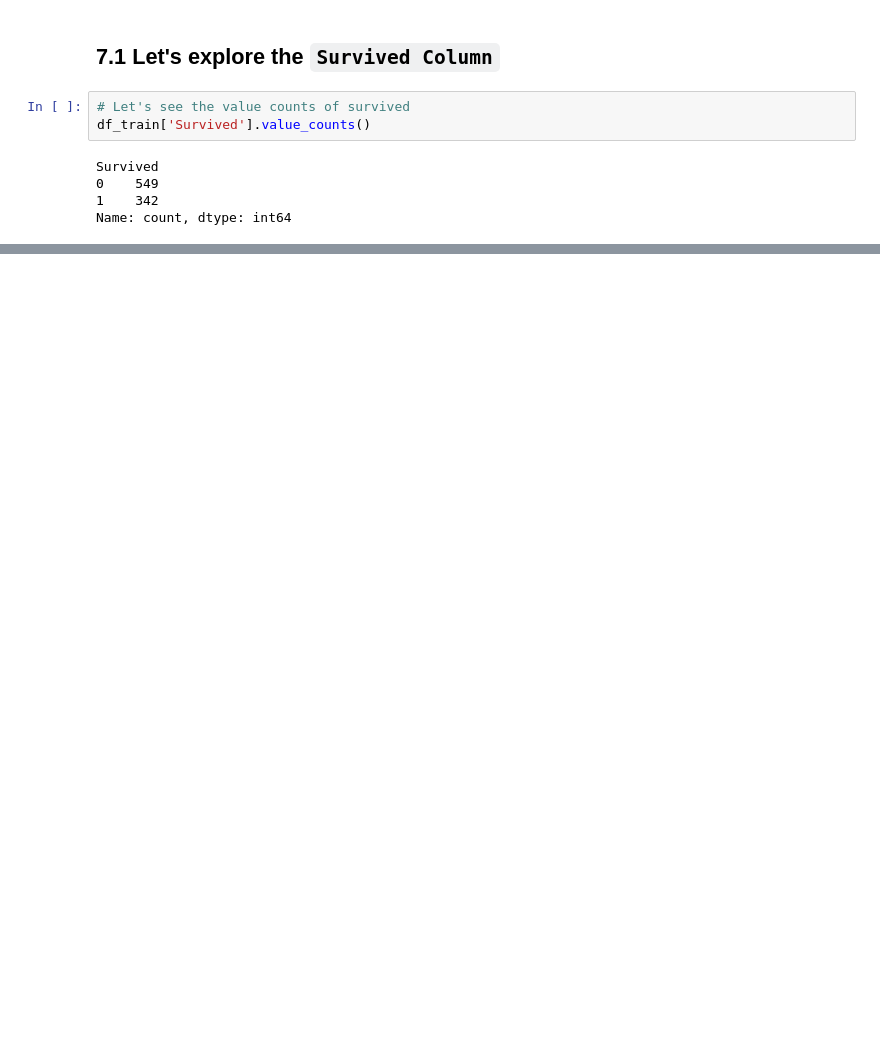
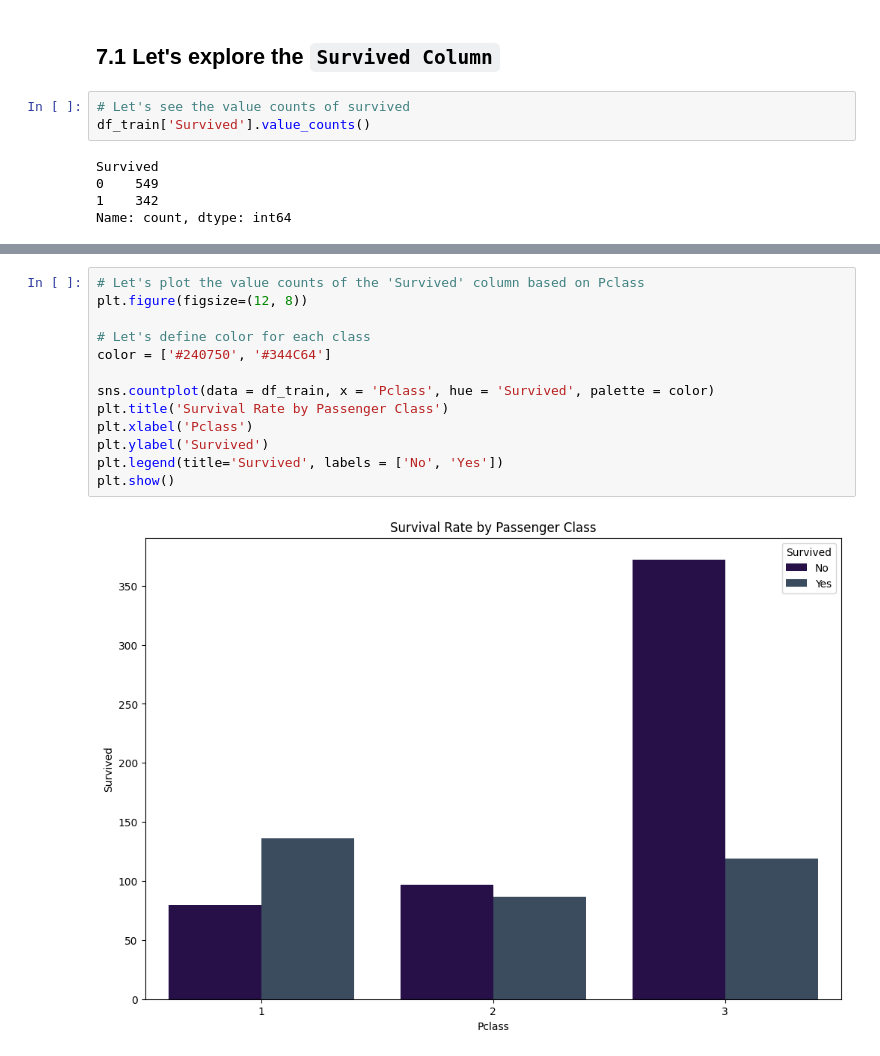
Before and after one commit to HaiderQadri/PYTHON-For-Data-Science_and_AI, a Jupyter notebook: 00_projects/04_titanic_eda_and_model_for_prediction/titanic_eda_and_model.ipynb, the cells around one changed output, grey strips where cells are left out. Cells and saved outputs as stored; diff of their text form; blank space fills up the shorter version.

```diff
--- a/00_projects/04_titanic_eda_and_model_for_prediction/titanic_eda_and_model.ipynb
+++ b/00_projects/04_titanic_eda_and_model_for_prediction/titanic_eda_and_model.ipynb
@@ -427,0 +478,15 @@ Name: count, dtype: int64
+# %%
+# Let's plot the value counts of the 'Survived' column based on Pclass
+plt.figure(figsize=(12, 8))
+
+# Let's define color for each class
+color = ['#240750', '#344C64']
+
+sns.countplot(data = df_train, x = 'Pclass', hue = 'Survived', palette = color)
+plt.title('Survival Rate by Passenger Class')
+plt.xlabel('Pclass')
+plt.ylabel('Survived')
+plt.legend(title='Survived', labels = ['No', 'Yes'])
+plt.show()
+# %% [output]
+[figure, added]
```
Also changed, not shown: parts of 20 cells of this notebook.
